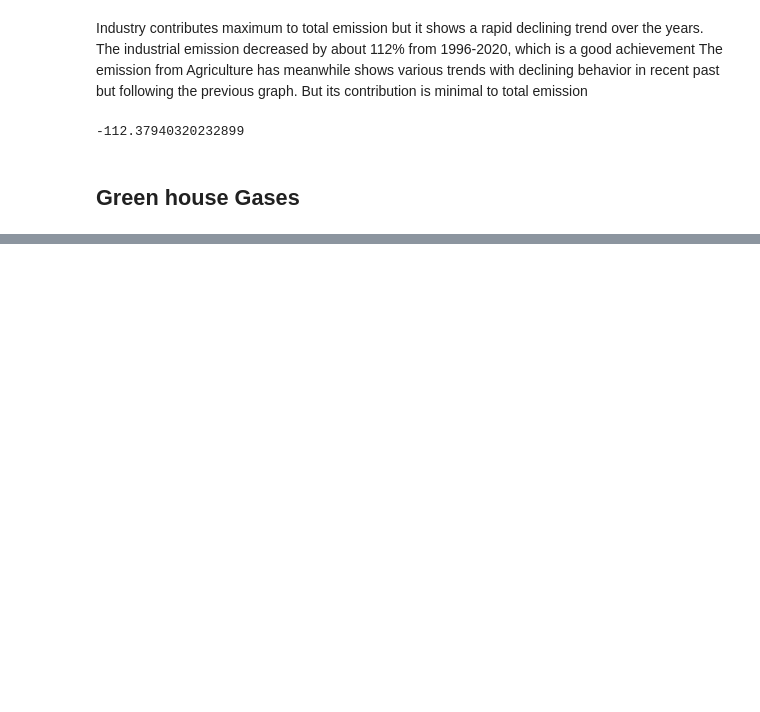
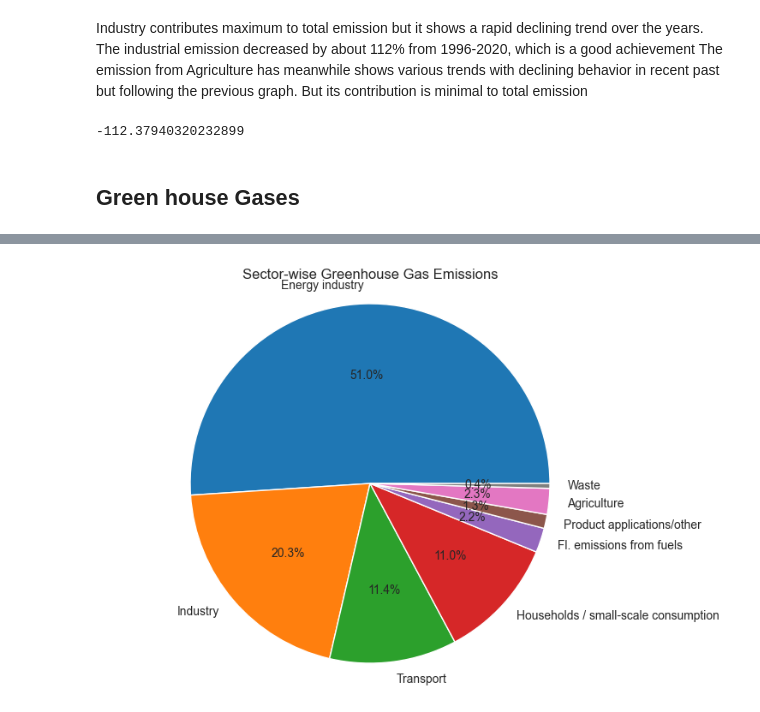
Before and after one commit to AshnaC/saki-project, a Jupyter notebook: project/report.ipynb, the cells around one changed output, grey strips where cells are left out. Saved outputs shown, nothing was run; the diff lists cells and outputs as text; code cells hidden in the pictures; blank space fills up the shorter version.

```diff
--- a/project/report.ipynb
+++ b/project/report.ipynb
@@ -483,0 +473,21 @@ df_green
+# %%
+emissions = []
+for col in cols:
+    emission = df_green[col].astype(float).sum()
+    emissions.append(emission)
+
+total_emissions = sum(emissions)
+
+percentage_contributions = [(emission / total_emissions) * 100 for emission in emissions]
+
+formatted_cols = [element.split("--")[-1] for element in cols]
+
+
+# Create a pie chart to visualize sector-wise emissions
+plt.figure(figsize=(8, 6))
+plt.pie(percentage_contributions, labels=formatted_cols, autopct='%1.1f%%')
+plt.title('Sector-wise Greenhouse Gas Emissions')
+plt.axis('equal')  # Equal aspect ratio ensures that pie is drawn as a circle
+plt.show()
+# %% [output]
+[figure, added]
```
Also changed, not shown: parts of 36 cells of this notebook.
